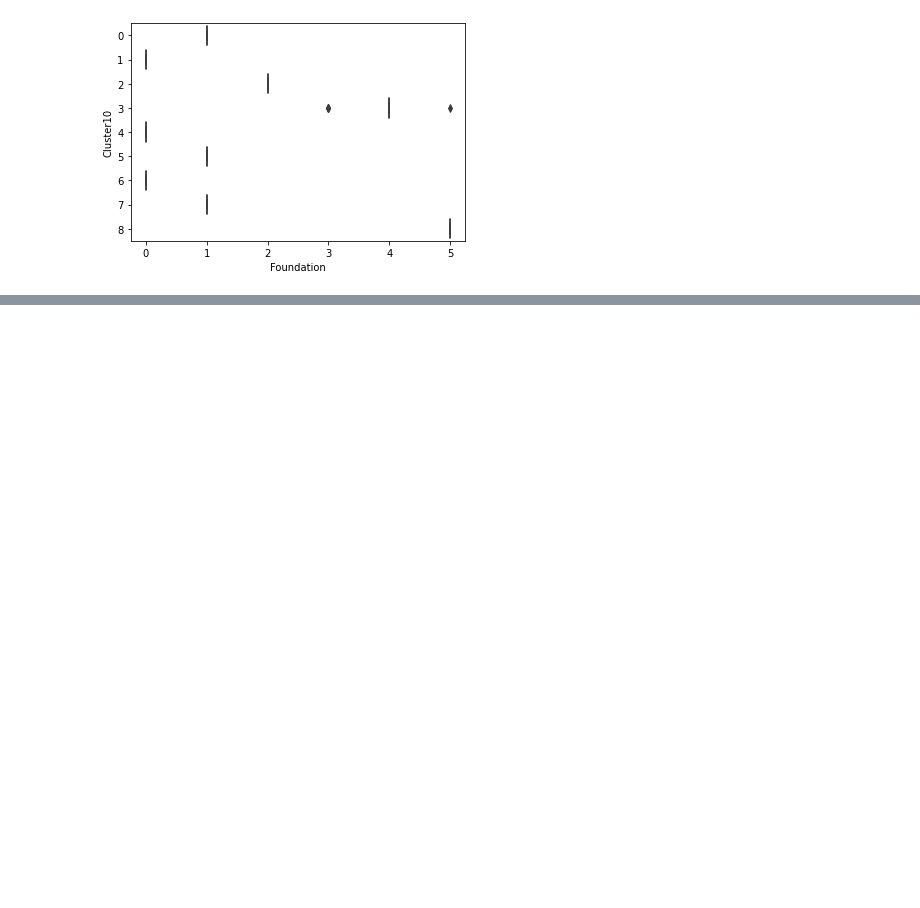
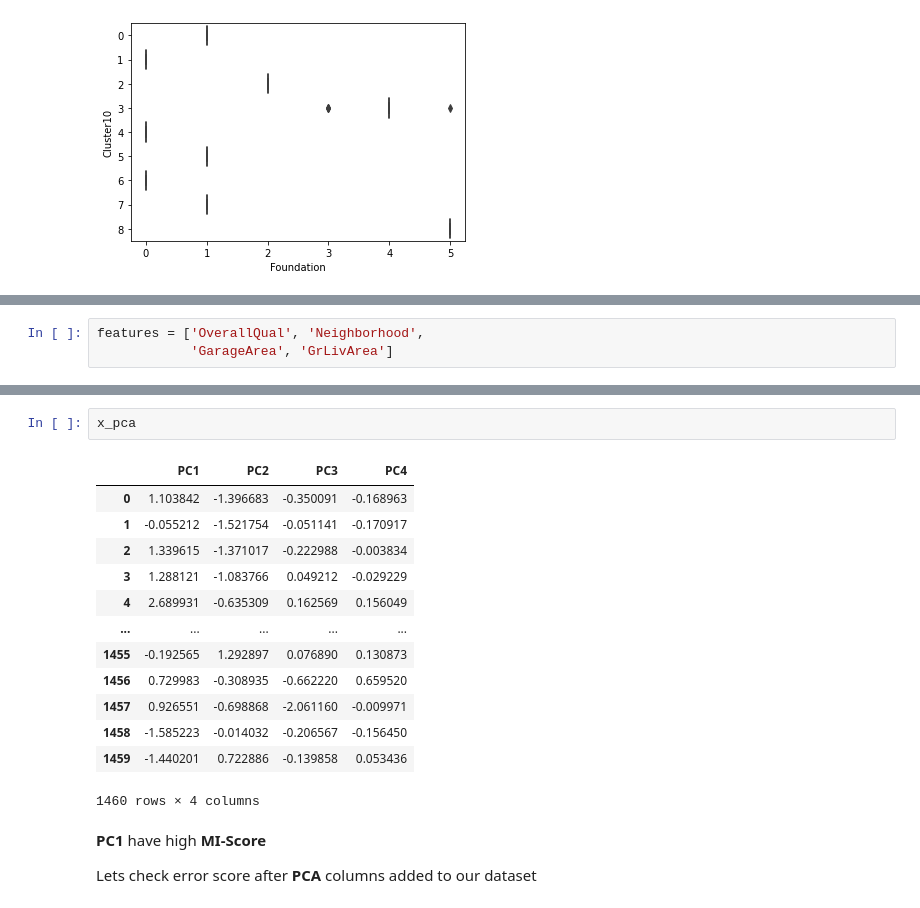
Before and after one commit to naseemap47/predictHousePrices-MachineLearning-python, a Jupyter notebook: jupyter_notebook.ipynb, the cells around one changed output, grey strips where cells are left out. Saved outputs shown, nothing was run; the diff lists cells and outputs as text; blank space fills up the shorter version.

```diff
--- a/jupyter_notebook.ipynb
+++ b/jupyter_notebook.ipynb
@@ -1890,0 +1899,3 @@ sns.boxplot(x='Foundation', y='Cluster10',
+# %%
+features = ['OverallQual', 'Neighborhood',
+            'GarageArea', 'GrLivArea']
@@ -1890,0 +1982,20 @@ sns.boxplot(x='Foundation', y='Cluster10',
+# %%
+x_pca
+# %% [output]
+|  | PC1 | PC2 | PC3 | PC4 |
+| 0 | 1.103842 | -1.396683 | -0.350091 | -0.168963 |
+| 1 | -0.055212 | -1.521754 | -0.051141 | -0.170917 |
+| 2 | 1.339615 | -1.371017 | -0.222988 | -0.003834 |
+| 3 | 1.288121 | -1.083766 | 0.049212 | -0.029229 |
+| 4 | 2.689931 | -0.635309 | 0.162569 | 0.156049 |
+| ... | ... | ... | ... | ... |
+| 1455 | -0.192565 | 1.292897 | 0.076890 | 0.130873 |
+| 1456 | 0.729983 | -0.308935 | -0.662220 | 0.659520 |
+| 1457 | 0.926551 | -0.698868 | -2.061160 | -0.009971 |
+| 1458 | -1.585223 | -0.014032 | -0.206567 | -0.156450 |
+| 1459 | -1.440201 | 0.722886 | -0.139858 | 0.053436 |
+1460 rows × 4 columns
+# %% [markdown]
+**PC1** have high **MI-Score**
+
+Lets check error score after **PCA** columns added to our dataset
```
Also changed, not shown: parts of 9 cells of this notebook.
